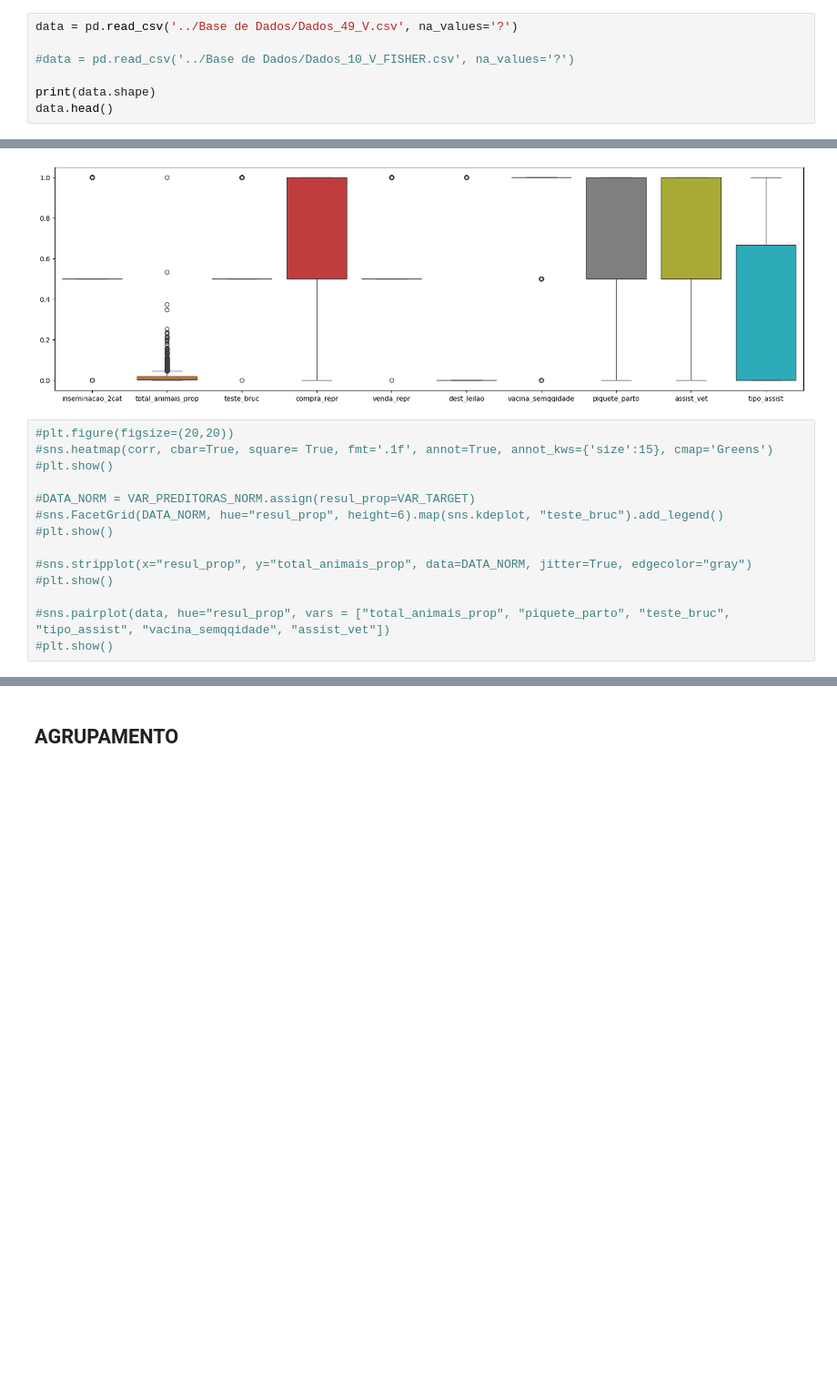
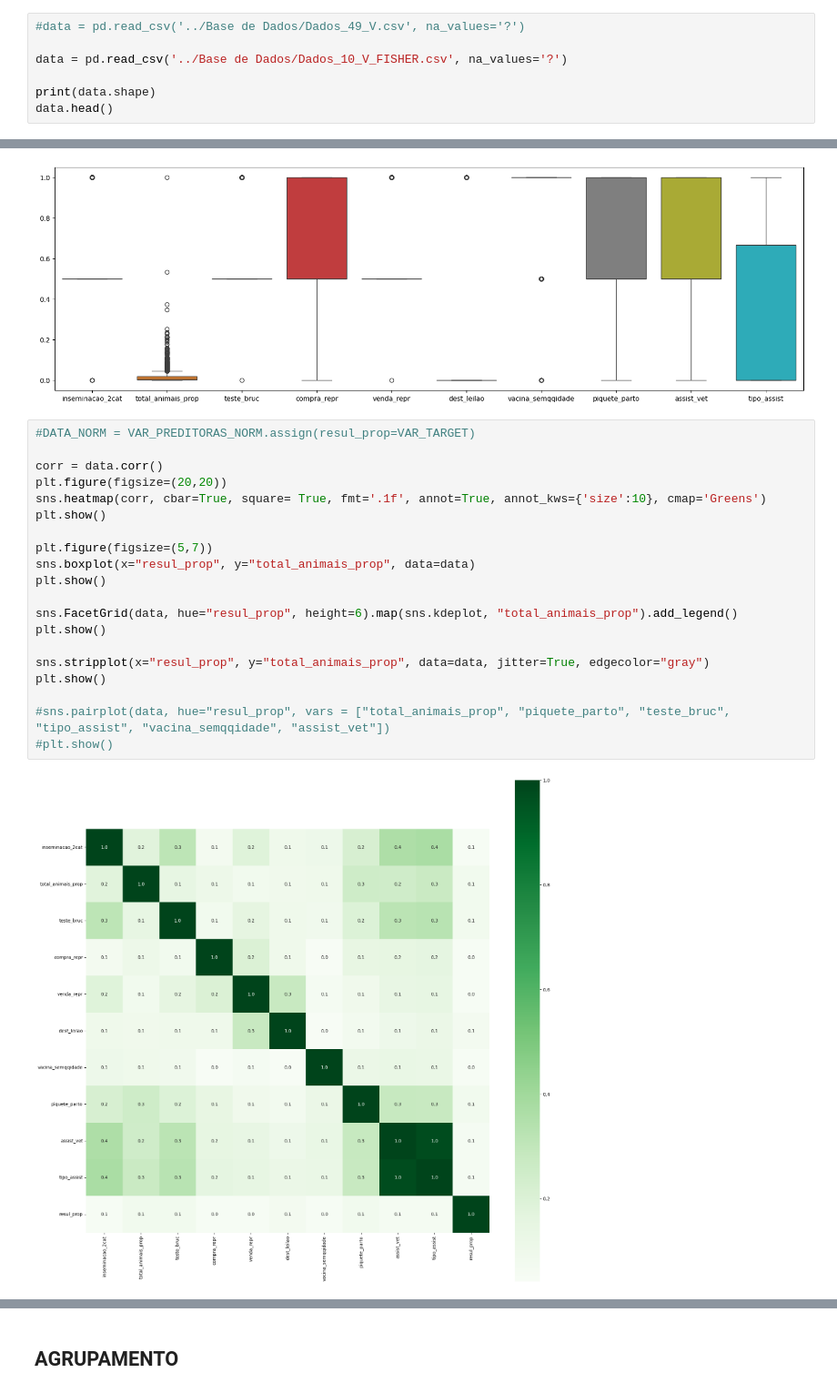
Before and after one commit to CaioDonizetti/Machine-Learning-Brucellosis, a Jupyter notebook: RNA.ipynb, the cells around one changed output, grey strips where cells are left out. Shown at 91% size. Saved outputs shown, nothing was run; the diff lists cells and outputs as text; blank space fills up the shorter version.

Commit message:
Criando arquivo de analise qualitativa dos dados e excluindo arquivos de resultados para 49 variáveis

```diff
--- a/RNA.ipynb
+++ b/RNA.ipynb
@@ -23,9 +23,9 @@ from sklearn.model_selection import ParameterGrid
 # %% [markdown]
 ## **LEITURA DOS DADOS**
 # %%
-data = pd.read_csv('../Base de Dados/Dados_49_V.csv', na_values='?')
+#data = pd.read_csv('../Base de Dados/Dados_49_V.csv', na_values='?')
 
-#data = pd.read_csv('../Base de Dados/Dados_10_V_FISHER.csv', na_values='?')
+data = pd.read_csv('../Base de Dados/Dados_10_V_FISHER.csv', na_values='?')
 
 print(data.shape)
 data.head()
@@ -83,16 +83,24 @@ ax = sns.boxplot(data=VAR_PREDITORAS_NORM)
 # %% [output]
 [figure]
 # %%
-#plt.figure(figsize=(20,20))
-#sns.heatmap(corr, cbar=True, square= True, fmt='.1f', annot=True, annot_kws={'size':15}, cmap='Greens')
-#plt.show()
+#DATA_NORM = VAR_PREDITORAS_NORM.assign(resul_prop=VAR_TARGET)
 
-#DATA_NORM = VAR_PREDITORAS_NORM.assign(resul_prop=VAR_TARGET)
-#sns.FacetGrid(DATA_NORM, hue="resul_prop", height=6).map(sns.kdeplot, "teste_bruc").add_legend()
-#plt.show()
+corr = data.corr()
+plt.figure(figsize=(20,20))
+sns.heatmap(corr, cbar=True, square= True, fmt='.1f', annot=True, annot_kws={'size':10}, cmap='Greens')
+plt.show()
 
-#sns.stripplot(x="resul_prop", y="total_animais_prop", data=DATA_NORM, jitter=True, edgecolor="gray")
-#plt.show()
+plt.figure(figsize=(5,7))
+sns.boxplot(x="resul_prop", y="total_animais_prop", data=data)
+plt.show()
+
+sns.FacetGrid(data, hue="resul_prop", height=6).map(sns.kdeplot, "total_animais_prop").add_legend()
+plt.show()
+
+sns.stripplot(x="resul_prop", y="total_animais_prop", data=data, jitter=True, edgecolor="gray")
+plt.show()
 
 #sns.pairplot(data, hue="resul_prop", vars = ["total_animais_prop", "piquete_parto", "teste_bruc", "tipo_assist", "vacina_semqqidade", "assist_vet"])
 #plt.show()
+# %% [output]
+[figure, added]
```
Also changed, not shown: parts of 1 cell of this notebook.
